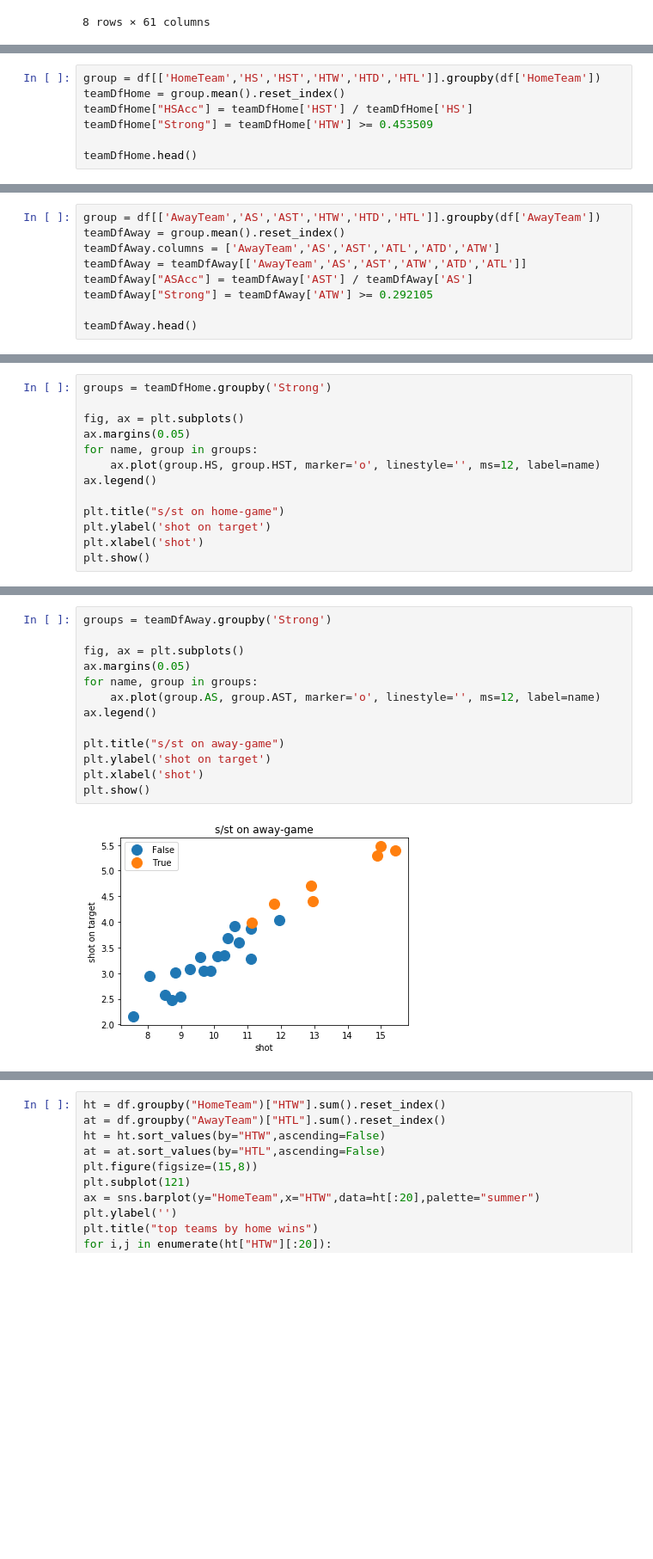
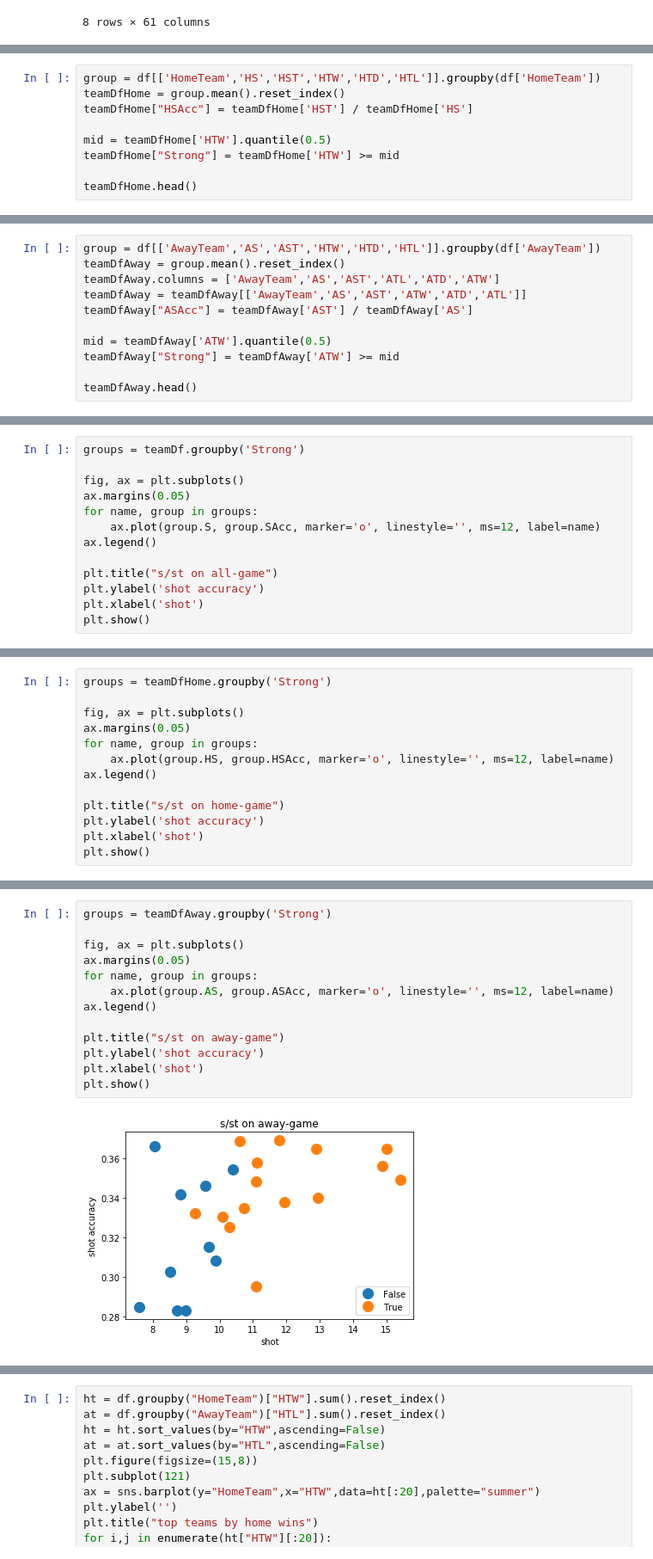
Before and after one commit to sunghoonhong/foot-ball-analysis, a Jupyter notebook: Untitled1.ipynb, the cells around one changed output, grey strips where cells are left out. Shown: that part at 86% size. Drawn from its saved outputs; the diff is of its cells as text; blank space fills up the shorter version.

Commit message:
change strong std, win percentages between Home and Away

```diff
--- a/Untitled1.ipynb
+++ b/Untitled1.ipynb
@@ -30,7 +52,9 @@ df.describe()
 group = df[['HomeTeam','HS','HST','HTW','HTD','HTL']].groupby(df['HomeTeam'])
 teamDfHome = group.mean().reset_index()
 teamDfHome["HSAcc"] = teamDfHome['HST'] / teamDfHome['HS']
-teamDfHome["Strong"] = teamDfHome['HTW'] >= 0.453509
+
+mid = teamDfHome['HTW'].quantile(0.5)
+teamDfHome["Strong"] = teamDfHome['HTW'] >= mid
 
 teamDfHome.head()
 # %% [output]
@@ -46,7 +70,9 @@ teamDfAway = group.mean().reset_index()
 teamDfAway.columns = ['AwayTeam','AS','AST','ATL','ATD','ATW']
 teamDfAway = teamDfAway[['AwayTeam','AS','AST','ATW','ATD','ATL']]
 teamDfAway["ASAcc"] = teamDfAway['AST'] / teamDfAway['AS']
-teamDfAway["Strong"] = teamDfAway['ATW'] >= 0.292105
+
+mid = teamDfAway['ATW'].quantile(0.5)
+teamDfAway["Strong"] = teamDfAway['ATW'] >= mid
 
 teamDfAway.head()
 # %% [output]
@@ -61,0 +89,13 @@ teamDf 는 각각 팀별 슈팅수, 승무패율, 유효슈팅율, 강팀여부
+# %%
+groups = teamDf.groupby('Strong')
+
+fig, ax = plt.subplots()
+ax.margins(0.05)
+for name, group in groups:
+    ax.plot(group.S, group.SAcc, marker='o', linestyle='', ms=12, label=name)
+ax.legend()
+
+plt.title("s/st on all-game")
+plt.ylabel('shot accuracy')
+plt.xlabel('shot')
+plt.show()
@@ -65,11 +107,11 @@ groups = teamDfHome.groupby('Strong')
 fig, ax = plt.subplots()
 ax.margins(0.05)
 for name, group in groups:
-    ax.plot(group.HS, group.HST, marker='o', linestyle='', ms=12, label=name)
+    ax.plot(group.HS, group.HSAcc, marker='o', linestyle='', ms=12, label=name)
 ax.legend()
 
 plt.title("s/st on home-game")
-plt.ylabel('shot on target')
+plt.ylabel('shot accuracy')
 plt.xlabel('shot')
 plt.show()
 # %% [output]
@@ -77,15 +119,15 @@ plt.show()
 # %%
 groups = teamDfAway.groupby('Strong')
 
 fig, ax = plt.subplots()
 ax.margins(0.05)
 for name, group in groups:
-    ax.plot(group.AS, group.AST, marker='o', linestyle='', ms=12, label=name)
+    ax.plot(group.AS, group.ASAcc, marker='o', linestyle='', ms=12, label=name)
 ax.legend()
 
 plt.title("s/st on away-game")
-plt.ylabel('shot on target')
+plt.ylabel('shot accuracy')
 plt.xlabel('shot')
 plt.show()
 # %% [output]
-[figure, old version]
+[figure, new version]
```
Also changed, not shown: parts of 11 cells of this notebook.
